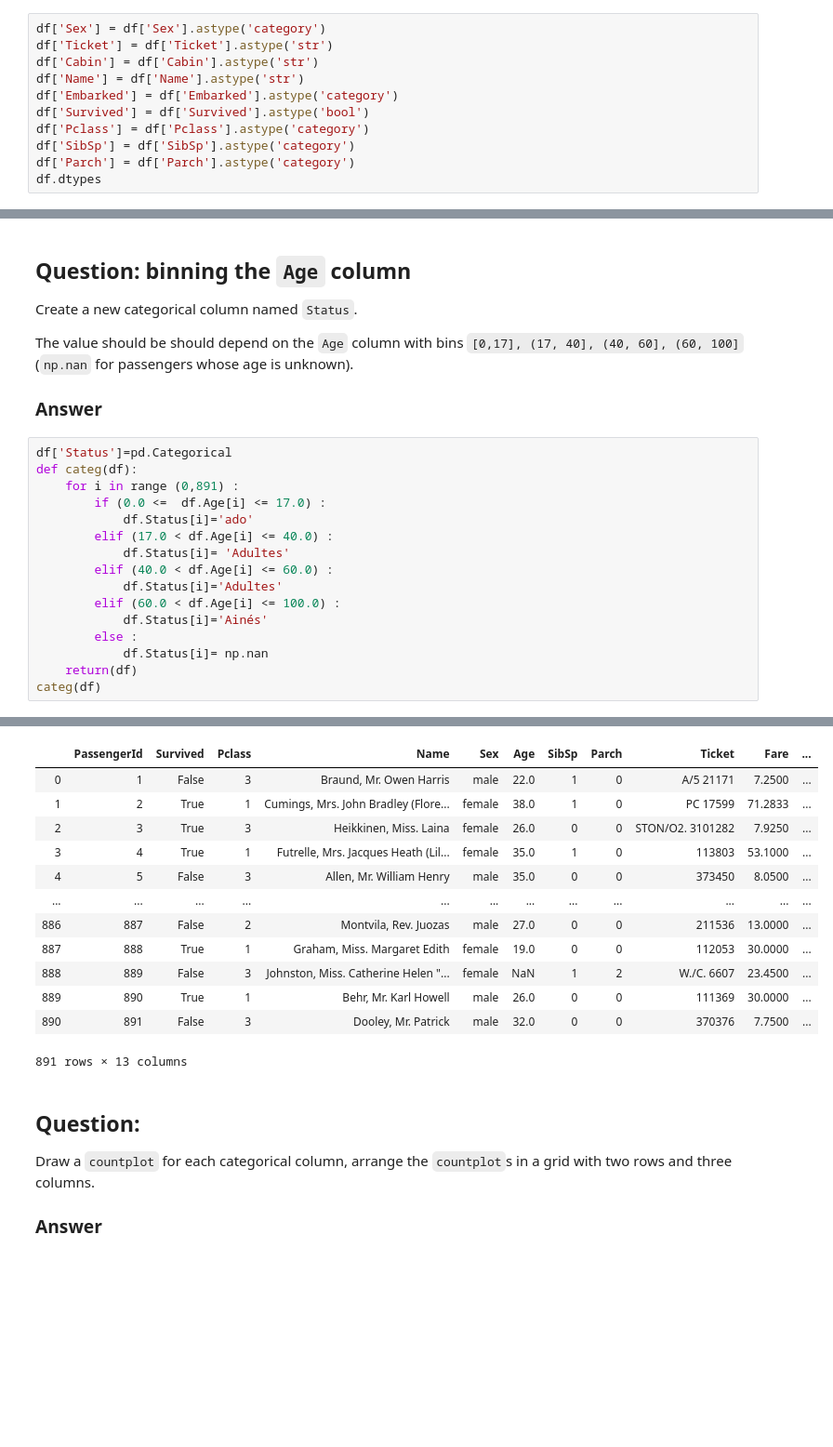
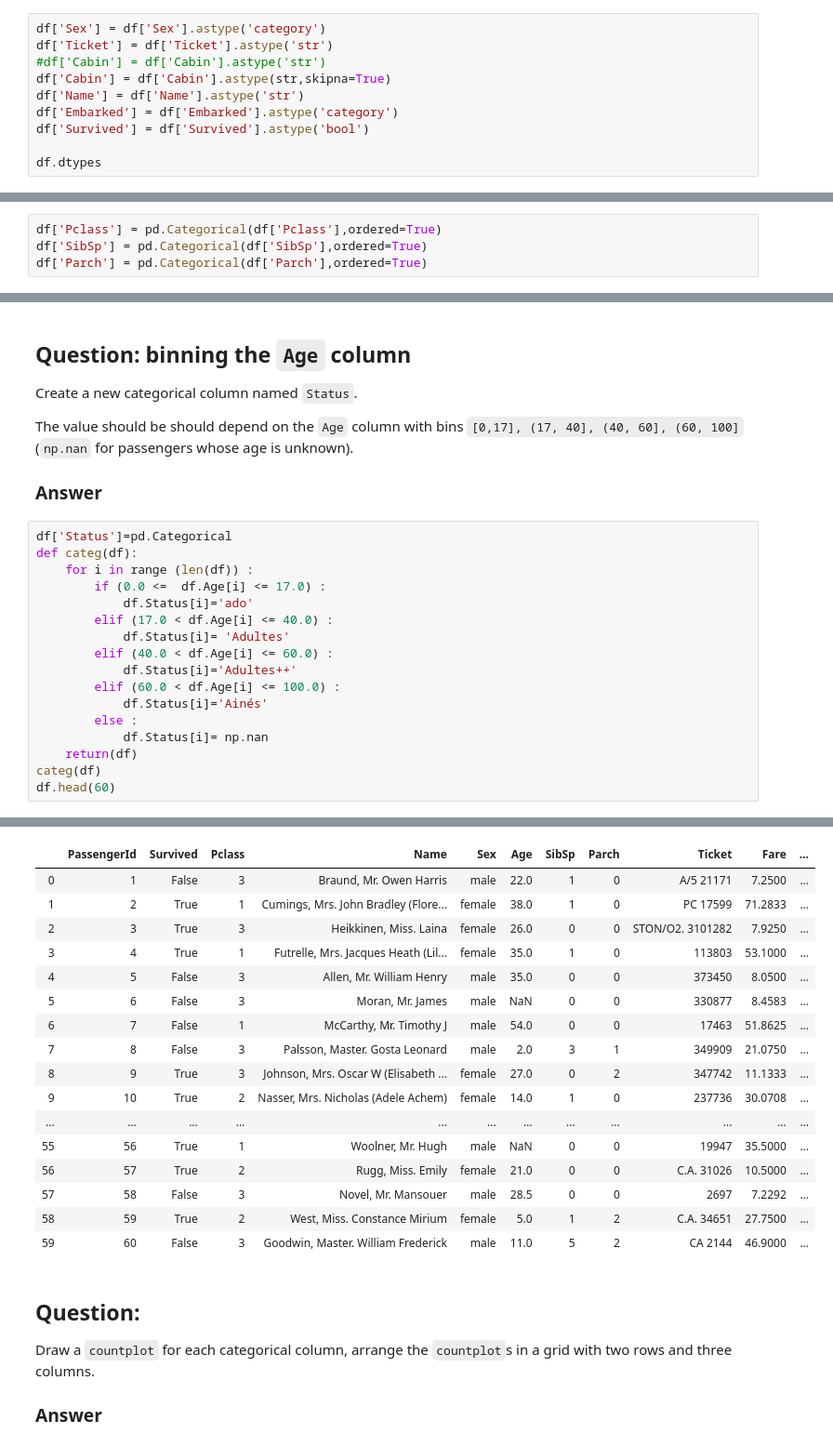
Before and after one commit to luluu12/bigdata, a Jupyter notebook: homework01.ipynb, the cells around one changed output, grey strips where cells are left out. Shown: that part at 93% size. Saved outputs shown, nothing was run; the diff lists cells and outputs as text; blank space fills up the shorter version.

```diff
--- a/homework01.ipynb
+++ b/homework01.ipynb
@@ -211,13 +209,12 @@ Attempt to automatically infer better types fails.
 # %%
 df['Sex'] = df['Sex'].astype('category')
 df['Ticket'] = df['Ticket'].astype('str')
-df['Cabin'] = df['Cabin'].astype('str')
+#df['Cabin'] = df['Cabin'].astype('str')
+df['Cabin'] = df['Cabin'].astype(str,skipna=True)
 df['Name'] = df['Name'].astype('str')
 df['Embarked'] = df['Embarked'].astype('category')
 df['Survived'] = df['Survived'].astype('bool')
-df['Pclass'] = df['Pclass'].astype('category')
-df['SibSp'] = df['SibSp'].astype('category')
-df['Parch'] = df['Parch'].astype('category')
+
 df.dtypes
 # %% [output]
 PassengerId       int64
@@ -242,6 +239,10 @@ Some of the categories have to be ordered.
 
 
 ### Answer
+# %%
+df['Pclass'] = pd.Categorical(df['Pclass'],ordered=True)
+df['SibSp'] = pd.Categorical(df['SibSp'],ordered=True)
+df['Parch'] = pd.Categorical(df['Parch'],ordered=True)
 # %% [markdown]
 
 ## Question: categorizing columns using functions
@@ -343,53 +366,58 @@ column with bins  `[0,17], (17, 40], (40, 60], (60, 100]`
 # %%
 df['Status']=pd.Categorical
 def categ(df):
-    for i in range (0,891) :
+    for i in range (len(df)) :
         if (0.0 <=  df.Age[i] <= 17.0) :
             df.Status[i]='ado'
         elif (17.0 < df.Age[i] <= 40.0) :
             df.Status[i]= 'Adultes'
         elif (40.0 < df.Age[i] <= 60.0) :
-            df.Status[i]='Adultes'
+            df.Status[i]='Adultes++'
         elif (60.0 < df.Age[i] <= 100.0) :
             df.Status[i]='Ainés'
         else :
             df.Status[i]= np.nan
     return(df)
 categ(df)
+df.head(60)
 # %% [output]
 A value is trying to be set on a copy of a slice from a DataFrame
 
 See the caveats in the documentation: http://pandas.pydata.org/pandas-docs/stable/user_guide/indexing.html#returning-a-view-versus-a-copy
   import sys
 A value is trying to be set on a copy of a slice from a DataFrame
 
 See the caveats in the documentation: http://pandas.pydata.org/pandas-docs/stable/user_guide/indexing.html#returning-a-view-versus-a-copy
   del sys.path[0]
 A value is trying to be set on a copy of a slice from a DataFrame
 
 See the caveats in the documentation: http://pandas.pydata.org/pandas-docs/stable/user_guide/indexing.html#returning-a-view-versus-a-copy
   if __name__ == '__main__':
 A value is trying to be set on a copy of a slice from a DataFrame
 
 See the caveats in the documentation: http://pandas.pydata.org/pandas-docs/stable/user_guide/indexing.html#returning-a-view-versus-a-copy
   """
 A value is trying to be set on a copy of a slice from a DataFrame
 
 See the caveats in the documentation: http://pandas.pydata.org/pandas-docs/stable/user_guide/indexing.html#returning-a-view-versus-a-copy
   # This is added back by InteractiveShellApp.init_path()
 |  | PassengerId | Survived | Pclass | Name | Sex | Age | SibSp | Parch | Ticket | Fare | ... |
 | 0 | 1 | False | 3 | Braund, Mr. Owen Harris | male | 22.0 | 1 | 0 | A/5 21171 | 7.2500 | ... |
 | 1 | 2 | True | 1 | Cumings, Mrs. John Bradley (Flore... | female | 38.0 | 1 | 0 | PC 17599 | 71.2833 | ... |
 | 2 | 3 | True | 3 | Heikkinen, Miss. Laina | female | 26.0 | 0 | 0 | STON/O2. 3101282 | 7.9250 | ... |
 | 3 | 4 | True | 1 | Futrelle, Mrs. Jacques Heath (Lil... | female | 35.0 | 1 | 0 | 113803 | 53.1000 | ... |
 | 4 | 5 | False | 3 | Allen, Mr. William Henry | male | 35.0 | 0 | 0 | 373450 | 8.0500 | ... |
+| 5 | 6 | False | 3 | Moran, Mr. James | male | NaN | 0 | 0 | 330877 | 8.4583 | ... |
+| 6 | 7 | False | 1 | McCarthy, Mr. Timothy J | male | 54.0 | 0 | 0 | 17463 | 51.8625 | ... |
+| 7 | 8 | False | 3 | Palsson, Master. Gosta Leonard | male | 2.0 | 3 | 1 | 349909 | 21.0750 | ... |
+| 8 | 9 | True | 3 | Johnson, Mrs. Oscar W (Elisabeth ... | female | 27.0 | 0 | 2 | 347742 | 11.1333 | ... |
+| 9 | 10 | True | 2 | Nasser, Mrs. Nicholas (Adele Achem) | female | 14.0 | 1 | 0 | 237736 | 30.0708 | ... |
 | ... | ... | ... | ... | ... | ... | ... | ... | ... | ... | ... | ... |
-| 886 | 887 | False | 2 | Montvila, Rev. Juozas | male | 27.0 | 0 | 0 | 211536 | 13.0000 | ... |
-| 887 | 888 | True | 1 | Graham, Miss. Margaret Edith | female | 19.0 | 0 | 0 | 112053 | 30.0000 | ... |
-| 888 | 889 | False | 3 | Johnston, Miss. Catherine Helen "... | female | NaN | 1 | 2 | W./C. 6607 | 23.4500 | ... |
-| 889 | 890 | True | 1 | Behr, Mr. Karl Howell | male | 26.0 | 0 | 0 | 111369 | 30.0000 | ... |
-| 890 | 891 | False | 3 | Dooley, Mr. Patrick | male | 32.0 | 0 | 0 | 370376 | 7.7500 | ... |
+| 55 | 56 | True | 1 | Woolner, Mr. Hugh | male | NaN | 0 | 0 | 19947 | 35.5000 | ... |
+| 56 | 57 | True | 2 | Rugg, Miss. Emily | female | 21.0 | 0 | 0 | C.A. 31026 | 10.5000 | ... |
+| 57 | 58 | False | 3 | Novel, Mr. Mansouer | male | 28.5 | 0 | 0 | 2697 | 7.2292 | ... |
+| 58 | 59 | True | 2 | West, Miss. Constance Mirium | female | 5.0 | 1 | 2 | C.A. 34651 | 27.7500 | ... |
+| 59 | 60 | False | 3 | Goodwin, Master. William Frederick | male | 11.0 | 5 | 2 | CA 2144 | 46.9000 | ... |
-891 rows × 13 columns
 # %% [markdown]
 
 ## Question:
```
Also changed, not shown: parts of 22 cells of this notebook.
